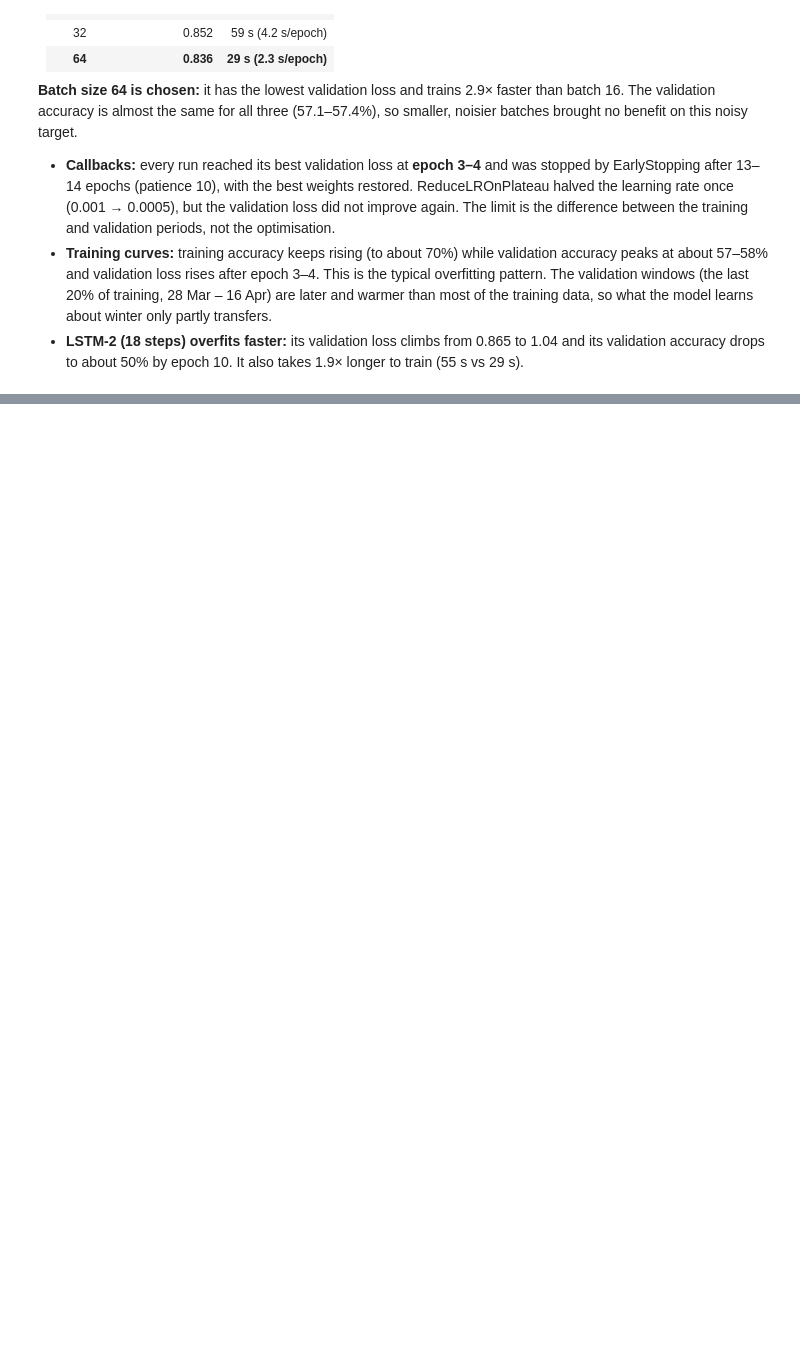
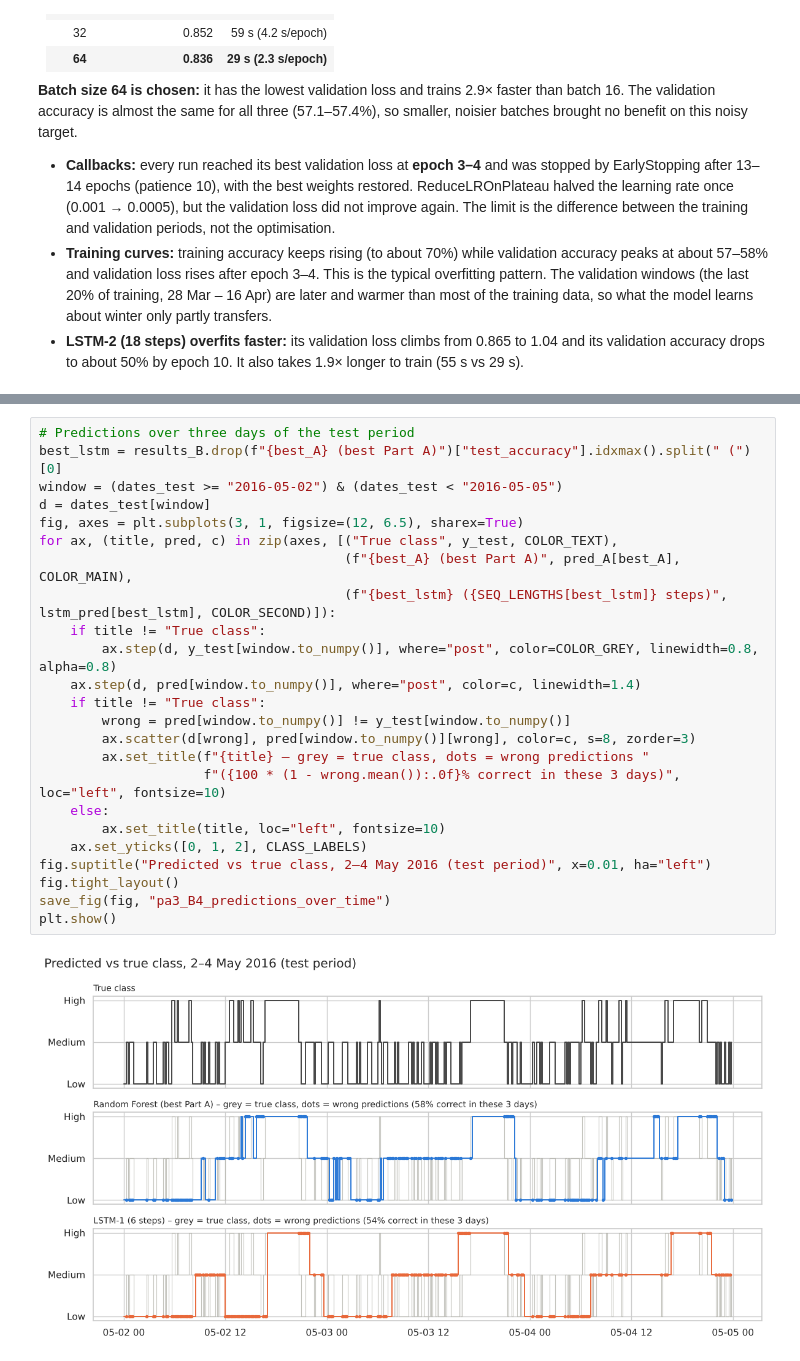
Before and after one commit to phu1009/COS40007---AI-Engineering-, a Jupyter notebook: Portfolio Assessment 3/notebook code/portfolio_assessment_3.ipynb, the cells around one changed output, grey strips where cells are left out. Cells and saved outputs as stored; diff of their text form; blank space fills up the shorter version.

```diff
--- a/Portfolio Assessment 3/notebook code/portfolio_assessment_3.ipynb
+++ b/Portfolio Assessment 3/notebook code/portfolio_assessment_3.ipynb
@@ -672,0 +733,26 @@ plt.show()
+# %%
+# Predictions over three days of the test period
+best_lstm = results_B.drop(f"{best_A} (best Part A)")["test_accuracy"].idxmax().split(" (")[0]
+window = (dates_test >= "2016-05-02") & (dates_test < "2016-05-05")
+d = dates_test[window]
+fig, axes = plt.subplots(3, 1, figsize=(12, 6.5), sharex=True)
+for ax, (title, pred, c) in zip(axes, [("True class", y_test, COLOR_TEXT),
+                                       (f"{best_A} (best Part A)", pred_A[best_A], COLOR_MAIN),
+                                       (f"{best_lstm} ({SEQ_LENGTHS[best_lstm]} steps)", lstm_pred[best_lstm], COLOR_SECOND)]):
+    if title != "True class":
+        ax.step(d, y_test[window.to_numpy()], where="post", color=COLOR_GREY, linewidth=0.8, alpha=0.8)
+    ax.step(d, pred[window.to_numpy()], where="post", color=c, linewidth=1.4)
+    if title != "True class":
+        wrong = pred[window.to_numpy()] != y_test[window.to_numpy()]
+        ax.scatter(d[wrong], pred[window.to_numpy()][wrong], color=c, s=8, zorder=3)
+        ax.set_title(f"{title} – grey = true class, dots = wrong predictions "
+                     f"({100 * (1 - wrong.mean()):.0f}% correct in these 3 days)", loc="left", fontsize=10)
+    else:
+        ax.set_title(title, loc="left", fontsize=10)
+    ax.set_yticks([0, 1, 2], CLASS_LABELS)
+fig.suptitle("Predicted vs true class, 2–4 May 2016 (test period)", x=0.01, ha="left")
+fig.tight_layout()
+save_fig(fig, "pa3_B4_predictions_over_time")
+plt.show()
+# %% [output]
+[figure, added]
```
Also changed, not shown: parts of 6 cells of this notebook, 2 other files.
